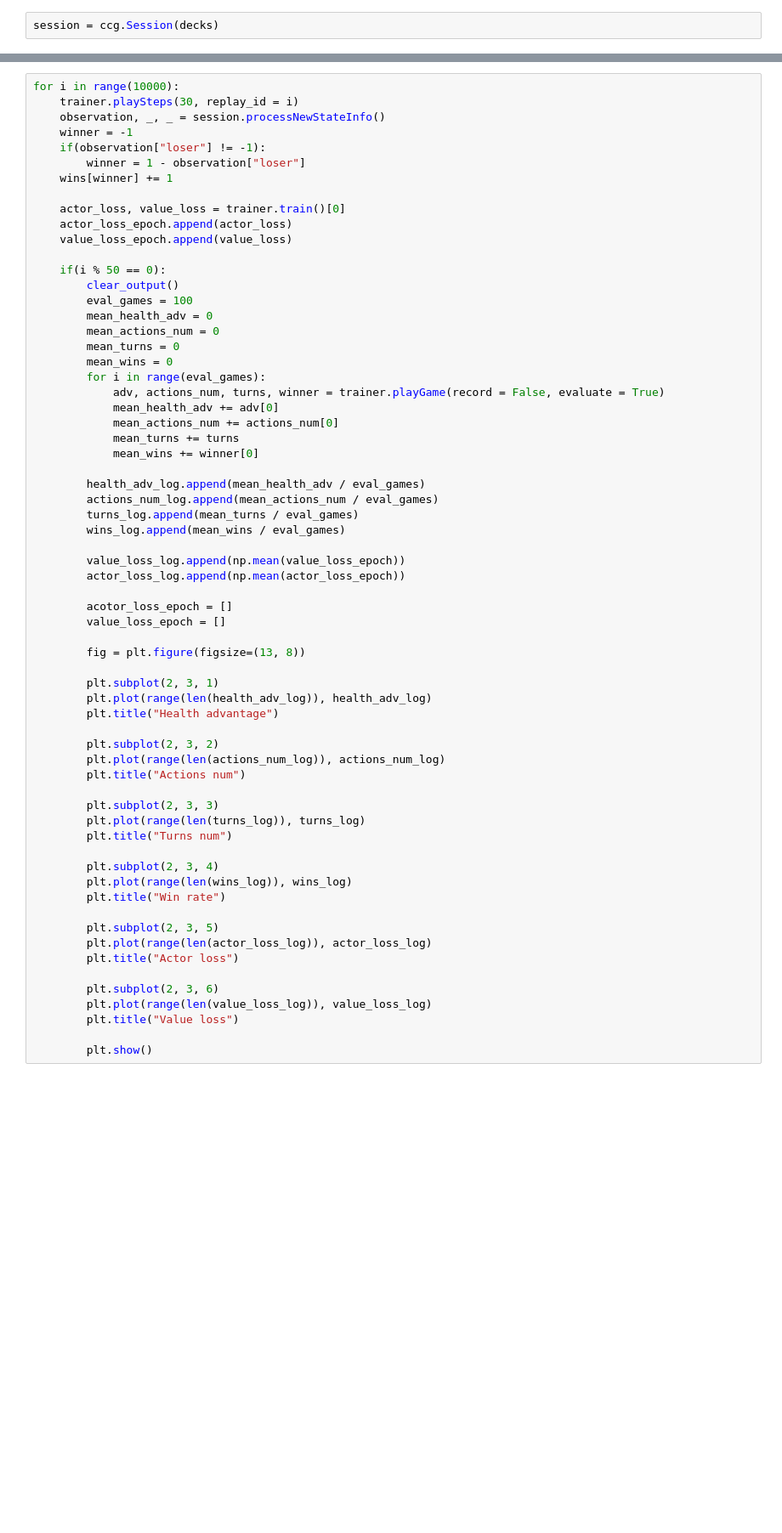
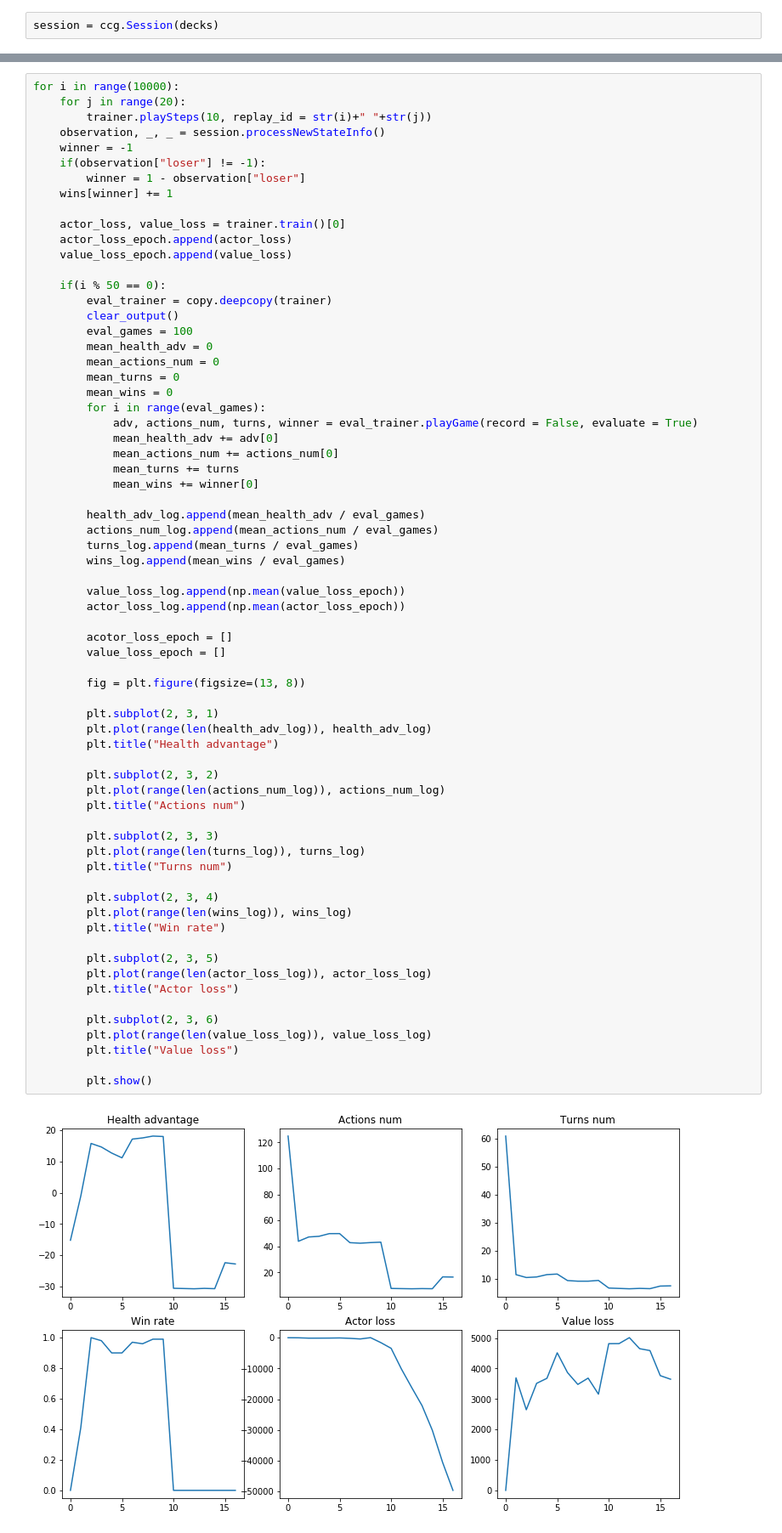
Before and after one commit to GospodinNoob/RL_CCG, a Jupyter notebook: refactored.ipynb, the cells around one changed output, grey strips where cells are left out. Shown at 85% size. Drawn from its saved outputs; the diff is of its cells as text; blank space fills up the shorter version.

```diff
--- a/refactored.ipynb
+++ b/refactored.ipynb
@@ -79,6 +79,7 @@ AttributeError: 'Tensor' object has no attribute 'gpu'
 # %%
 for i in range(10000):
-    trainer.playSteps(30, replay_id = i)
+    for j in range(20):
+        trainer.playSteps(10, replay_id = str(i)+" "+str(j))
     observation, _, _ = session.processNewStateInfo()
     winner = -1
     if(observation["loser"] != -1):
@@ -90,6 +91,7 @@ for i in range(10000):
     value_loss_epoch.append(value_loss)
 
     if(i % 50 == 0):
+        eval_trainer = copy.deepcopy(trainer)
         clear_output()
         eval_games = 100
         mean_health_adv = 0
@@ -97,7 +99,7 @@ for i in range(10000):
         mean_turns = 0
         mean_wins = 0
         for i in range(eval_games):
-            adv, actions_num, turns, winner = trainer.playGame(record = False, evaluate = True)
+            adv, actions_num, turns, winner = eval_trainer.playGame(record = False, evaluate = True)
             mean_health_adv += adv[0]
             mean_actions_num += actions_num[0]
             mean_turns += turns
@@ -114,30 +116,32 @@ for i in range(10000):
         acotor_loss_epoch = []
         value_loss_epoch = []
 
         fig = plt.figure(figsize=(13, 8))
 
         plt.subplot(2, 3, 1)
         plt.plot(range(len(health_adv_log)), health_adv_log)
         plt.title("Health advantage")
 
         plt.subplot(2, 3, 2)
         plt.plot(range(len(actions_num_log)), actions_num_log)
         plt.title("Actions num")
 
         plt.subplot(2, 3, 3)
         plt.plot(range(len(turns_log)), turns_log)
         plt.title("Turns num")
 
         plt.subplot(2, 3, 4)
         plt.plot(range(len(wins_log)), wins_log)
         plt.title("Win rate")
 
         plt.subplot(2, 3, 5)
         plt.plot(range(len(actor_loss_log)), actor_loss_log)
         plt.title("Actor loss")
 
         plt.subplot(2, 3, 6)
         plt.plot(range(len(value_loss_log)), value_loss_log)
         plt.title("Value loss")
 
         plt.show()
+# %% [output]
+[figure, added]
```
Also changed, not shown: parts of 2 cells of this notebook, 1 other file.
